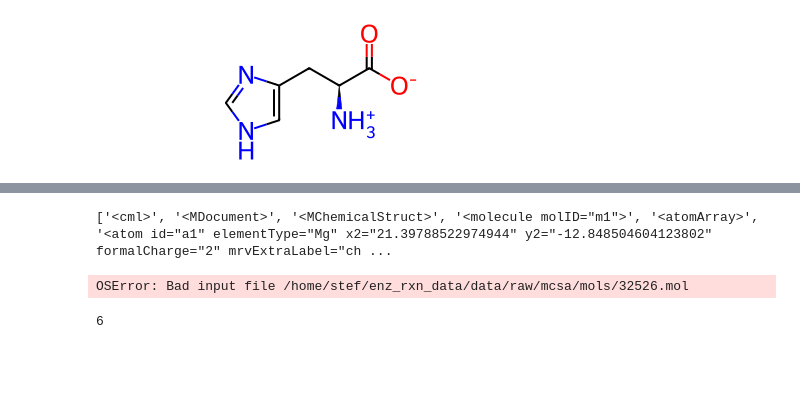
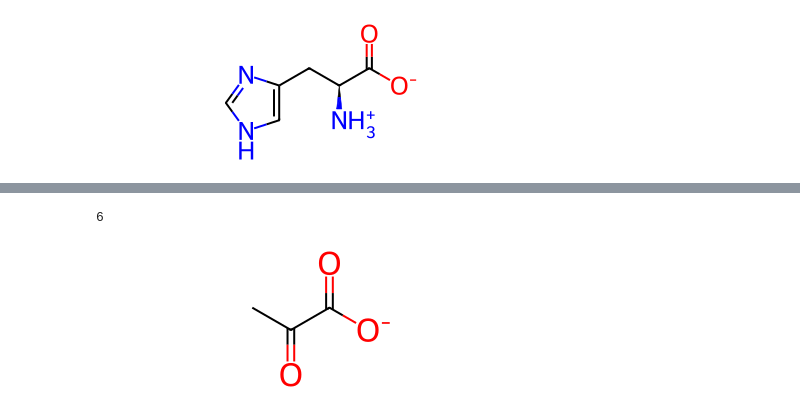
Before and after one commit to stefanpate/enz-rxn-data, a Jupyter notebook: explore_mechanism.ipynb, the cells around one changed output, grey strips where cells are left out. Saved outputs shown, nothing was run; the diff lists cells and outputs as text; code cells hidden in the pictures; blank space fills up the shorter version.

```diff
--- a/explore_mechanism.ipynb
+++ b/explore_mechanism.ipynb
@@ -72,13 +97,7 @@ with open(Path(cfg.raw_data) / "mcsa" / "mech_steps" / "41_1_1.mrv", "r") as f:
-# %%
-print(lines)
-# %% [output]
-['<cml>', '<MDocument>', '<MChemicalStruct>', '<molecule molID="m1">', '<atomArray>', '<atom id="a1" elementType="Mg" x2="21.39788522974944" y2="-12.848504604123802" formalCharge="2" mrvExtraLabel="ch ...
 # %%
-mol = Chem.MolFromMolFile(Path(cfg.raw_data) / "mcsa" / "mols" / "32526.mol", removeHs=False)
+mol = Chem.MolFromMolFile(Path(cfg.raw_data) / "mcsa" / "mols" / "15361.mol", removeHs=False)
+print(mol.GetNumAtoms())
 mol
 # %% [output]
-OSError: Bad input file /home/stef/enz_rxn_data/data/raw/mcsa/mols/32526.mol
+6
+[figure, added]
-# %%
-Chem.Atom('C').GetAtomicNum()
-# %% [output]
-6
```
Also changed, not shown: parts of 12 cells of this notebook, 7 other files.
